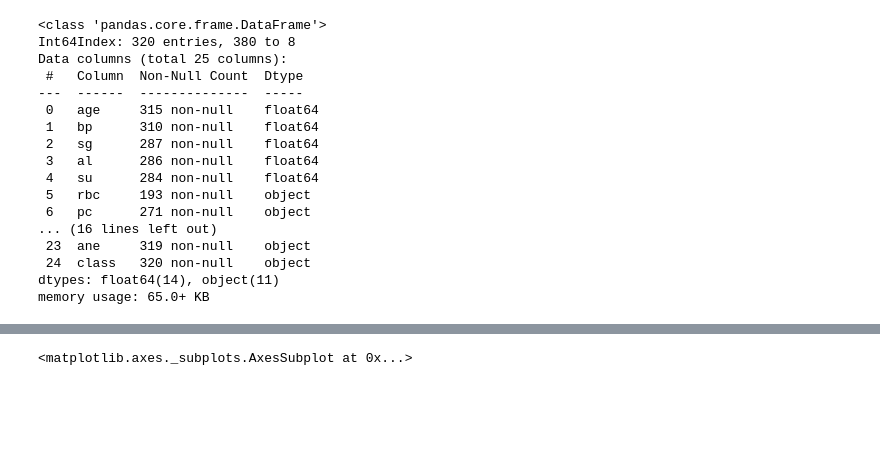
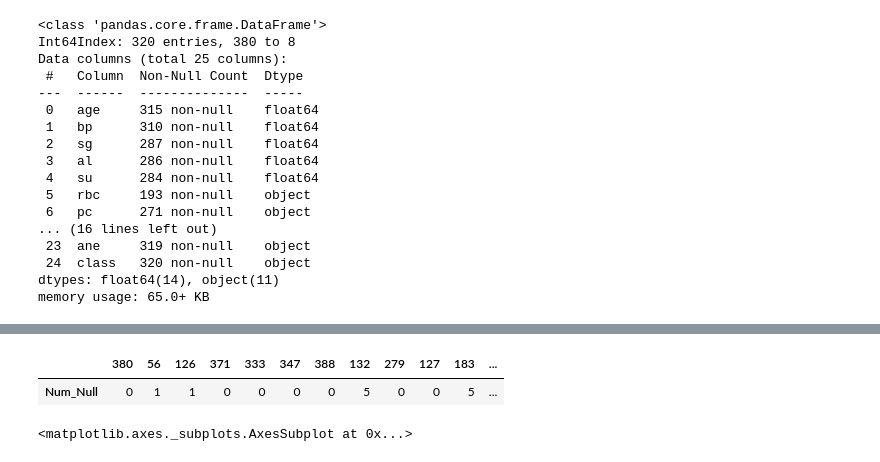
Before and after one commit to aj112358/CKD_ML_Classification, a Jupyter notebook: CKD_Project.ipynb, the cells around one changed output, grey strips where cells are left out. Drawn from its saved outputs; the diff is of its cells as text; code cells hidden in the pictures; blank space fills up the shorter version.

```diff
--- a/CKD_Project.ipynb
+++ b/CKD_Project.ipynb
@@ -411,3 +354,11 @@ dtype: float64
+# %%
+# How many null values per each instance.
+
+ckd_null_instances = pd.DataFrame(data=ckd.isnull().sum(axis=1), columns=["Num_Null"]).transpose()
+ckd_null_instances
+# %% [output]
+|  | 380 | 56 | 126 | 371 | 333 | 347 | 388 | 132 | 279 | 127 | 183 | ... |
+| Num_Null | 0 | 1 | 1 | 0 | 0 | 0 | 0 | 5 | 0 | 0 | 5 | ... |
 # %%
 # The while lines in the plot below are the null values.
 
```
Also changed, not shown: parts of 18 cells of this notebook.
